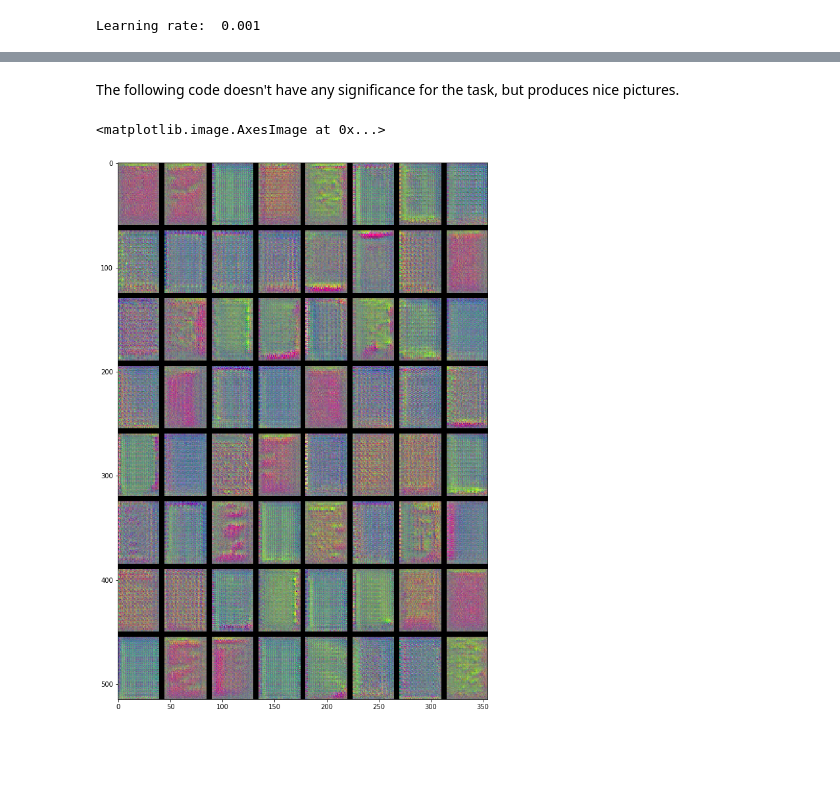
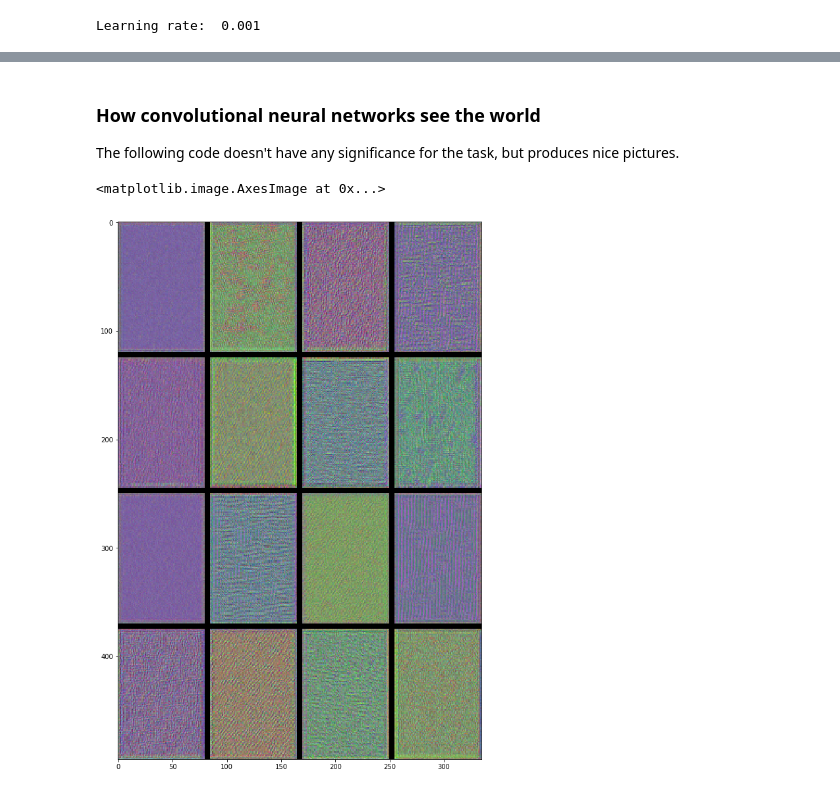
Before and after one commit to empathy87/nn-grocery-shelves, a Jupyter notebook: Step 2 - Brands Recognition with CNN.ipynb, the cells around one changed output, grey strips where cells are left out. Cells and saved outputs as stored; diff of their text form; code cells hidden in the pictures; blank space fills up the shorter version.

```diff
--- a/Step 2 - Brands Recognition with CNN.ipynb
+++ b/Step 2 - Brands Recognition with CNN.ipynb
@@ -91,6 +97,8 @@ x = np.array(x)
 y = np.array(y)
 f = np.array(f)
 x_train, x_validation, y_train, y_validation = x[f], x[~f], y[f], y[~f]
+# save validation images
+x_validation_images = x_validation
 # %%
 # convert y_train and y_validation to one-hot arrays
 y_train = keras.utils.to_categorical(y_train, num_classes)
@@ -237,8 +239,9 @@ datagen.fit(x_train)
 # %%
 # let's run training process, 20 epochs is enough
 batch_size = 50
-epochs = 20
+epochs = 15
 model.fit_generator(datagen.flow(x_train, y_train, batch_size=batch_size),
                     validation_data=(x_validation, y_validation),
-                    epochs=epochs, verbose=1, workers=4, callbacks=[LearningRateScheduler(lr_schedule)])
+                    epochs=epochs, verbose=1, workers=4,
+                    callbacks=[LearningRateScheduler(lr_schedule)])
 # %% [output]
@@ -304,0 +312,19 @@ plot_confusion_matrix(cnf_matrix, [f'C{i+1}' for i in range(10)], title='Confusi
+# %%
+power = np.array([y_validation_predict[i][y_validation_predict_cls[i]]
+                  for i in range(len(y_validation_predict_cls))])
+
+
+margin = 5
+width = num_classes * SHAPE_WIDTH + (num_classes - 1) * margin
+height = num_classes * SHAPE_HEIGHT + (num_classes - 1) * margin
+confusion_image = np.zeros((height, width, 3), dtype='i')
+for i in range(num_classes):
+    for j in range(num_classes):
+        flags = [(y_validation_cls == i) & (y_validation_predict_cls == j)]
+        if not np.any(flags):
+            continue
+        max_cell_power = np.max(power[flags])
+        index = np.argmax(flags & (power == max_cell_power))
+        ymin, xmin = (SHAPE_HEIGHT+margin) * i, (SHAPE_WIDTH+margin) * j
+        ymax, xmax = ymin + SHAPE_HEIGHT, xmin + SHAPE_WIDTH
+        confusion_image[ymin:ymax, xmin:xmax, :] = x_validation_images[index]
@@ -305,4 +338,5 @@ plot_confusion_matrix(cnf_matrix, [f'C{i+1}' for i in range(10)], title='Confusi
 # %% [markdown]
+<h3>How convolutional neural networks see the world</h3>
 The following code doesn't have any significance for the task, but produces nice pictures.
 # %%
 def deprocess_image(x):
@@ -315,39 +349,40 @@ def deprocess_image(x):
     x = np.clip(x, 0, 255).astype('uint8')
     return x
 # %%
-from keras import backend as K
-
-n = 8
+n = 4
 
 margin = 5
 width = n * SHAPE_WIDTH + (n - 1) * margin
 height = n * SHAPE_HEIGHT + (n - 1) * margin
 stitched_filters = np.zeros((height, width, 3), dtype='i')
 
 
-
 input_img = model.input
-layer_name = 'conv2d_21'
+# get the symbolic outputs of each "key" layer (we gave them unique names).
+layer_dict = dict([(layer.name, layer) for layer in model.layers])
+layer_name = 'conv2d_5'
 for i in range(n):
     for j in range(n):
         filter_index = i * n + j
         layer_output = layer_dict[layer_name].output
         loss = K.mean(layer_output[:, :, :, filter_index])
         grads = K.gradients(loss, input_img)[0]
         grads /= (K.sqrt(K.mean(K.square(grads))) + 1e-5)
         iterate = K.function([input_img], [loss, grads])
-        input_img_data = np.random.random((1, SHAPE_HEIGHT, SHAPE_WIDTH, 3)) * 20 + 128.
+        input_img_data = np.random.random((1, SHAPE_HEIGHT, SHAPE_WIDTH, 3))
+        input_img_data = input_img_data * 20 + 128.
         step = 1.
         for k in range(20):
             loss_value, grads_value = iterate([input_img_data])
             input_img_data += grads_value * step
         img = deprocess_image(input_img_data[0])
-        stitched_filters[(SHAPE_HEIGHT + margin) * i: (SHAPE_HEIGHT + margin) * i + SHAPE_HEIGHT,
-                         (SHAPE_WIDTH + margin) * j: (SHAPE_WIDTH + margin) * j + SHAPE_WIDTH, :] = img
+        ymin, xmin = (SHAPE_HEIGHT+margin) * i, (SHAPE_WIDTH+margin) * j
+        ymax, xmax = ymin + SHAPE_HEIGHT, xmin + SHAPE_WIDTH
+        stitched_filters[ymin:ymax, xmin:xmax, :] = img
 
 fig = plt.gcf()
 fig.set_size_inches(15, 15)
 plt.imshow(stitched_filters)
 # %% [output]
 <matplotlib.image.AxesImage at 0x...>
-[figure, old version]
+[figure, new version]
```
Also changed, not shown: parts of 13 cells of this notebook, 2 other files.
